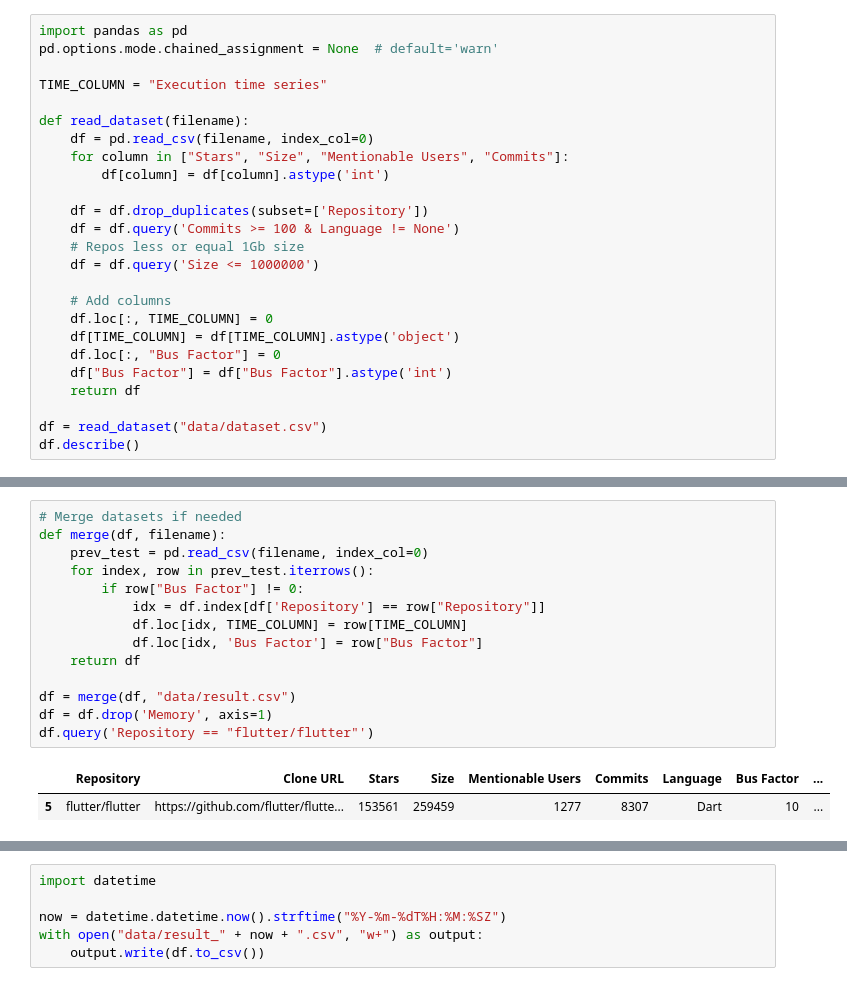
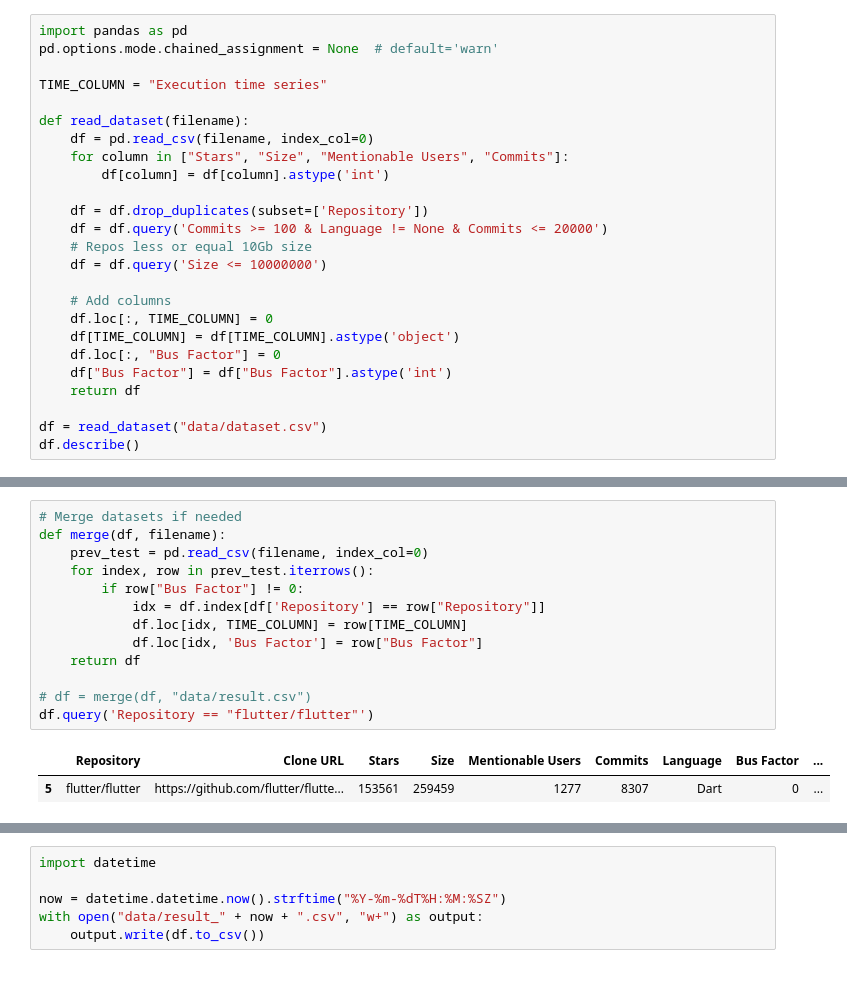
Before and after one commit to JetBrains-Research/bus-factor-explorer, a Jupyter notebook: evaluation/Run benchmark.ipynb, the cells around one changed output, grey strips where cells are left out. Saved outputs shown, nothing was run; the diff lists cells and outputs as text.

```diff
--- a/evaluation/Run benchmark.ipynb
+++ b/evaluation/Run benchmark.ipynb
@@ -10,9 +14,9 @@ def read_dataset(filename):
         df[column] = df[column].astype('int')
 
     df = df.drop_duplicates(subset=['Repository'])
-    df = df.query('Commits >= 100 & Language != None')
-    # Repos less or equal 1Gb size
-    df = df.query('Size <= 1000000')
+    df = df.query('Commits >= 100 & Language != None & Commits <= 20000')
+    # Repos less or equal 10Gb size
+    df = df.query('Size <= 10000000')
 
     # Add columns
     df.loc[:, TIME_COLUMN] = 0
@@ -36,17 +40,16 @@ df.describe()
 # %%
 # Merge datasets if needed
 def merge(df, filename):
     prev_test = pd.read_csv(filename, index_col=0)
     for index, row in prev_test.iterrows():
         if row["Bus Factor"] != 0:
             idx = df.index[df['Repository'] == row["Repository"]]
             df.loc[idx, TIME_COLUMN] = row[TIME_COLUMN]
             df.loc[idx, 'Bus Factor'] = row["Bus Factor"]
     return df
 
-df = merge(df, "data/result.csv")
-df = df.drop('Memory', axis=1)
+# df = merge(df, "data/result.csv")
 df.query('Repository == "flutter/flutter"')
 # %% [output]
 |  | Repository | Clone URL | Stars | Size | Mentionable Users | Commits | Language | Bus Factor | ... |
-| 5 | flutter/flutter | https://github.com/flutter/flutte... | 153561 | 259459 | 1277 | 8307 | Dart | 10 | ... |
+| 5 | flutter/flutter | https://github.com/flutter/flutte... | 153561 | 259459 | 1277 | 8307 | Dart | 0 | ... |
```
Also changed, not shown: parts of 5 cells of this notebook, 9 other files.
